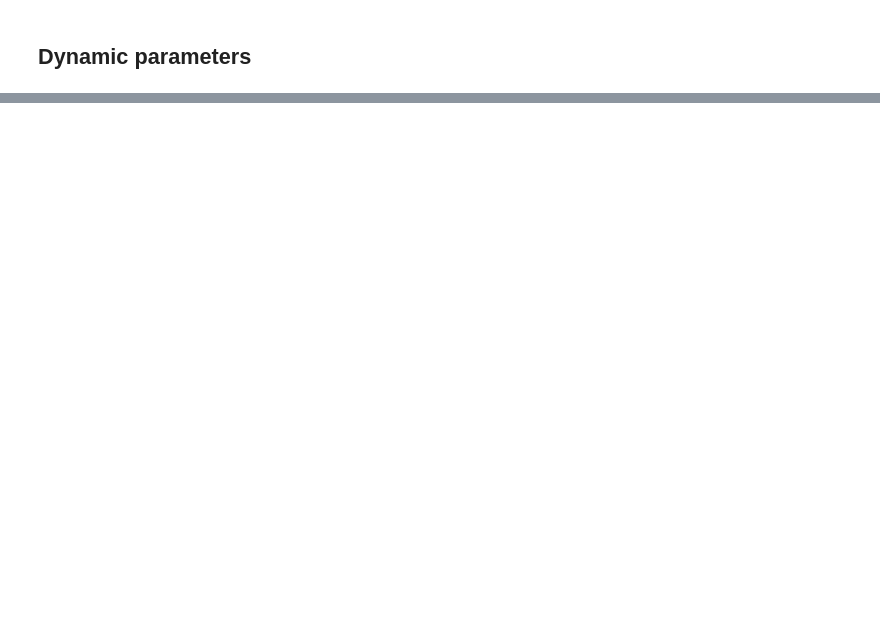
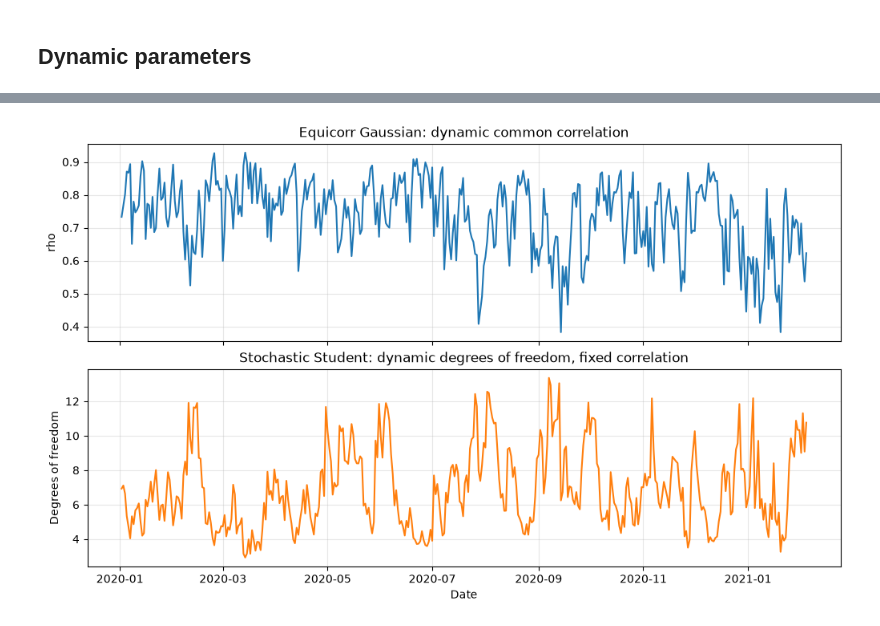
Before and after one commit to AANovokhatskiy/pyscarcopula, a Jupyter notebook: examples/03_multivariate.ipynb, the cells around one changed output, grey strips where cells are left out. Saved outputs shown, nothing was run; the diff lists cells and outputs as text; code cells hidden in the pictures; blank space fills up the shorter version.

```diff
--- a/examples/03_multivariate.ipynb
+++ b/examples/03_multivariate.ipynb
@@ -106,0 +108,16 @@ pd.DataFrame({
+# %%
+dates = pd.to_datetime(returns.index)
+fig, axes = plt.subplots(2, 1, figsize=(10, 6), sharex=True, layout="constrained")
+
+axes[0].plot(dates, rho_t, color="tab:blue")
+axes[0].set(title="Equicorr Gaussian: dynamic common correlation", ylabel="rho")
+axes[1].plot(dates, df_t, color="tab:orange")
+axes[1].set(
+    title="Stochastic Student: dynamic degrees of freedom, fixed correlation",
+    ylabel="Degrees of freedom", xlabel="Date",
+)
+for ax in axes:
+    ax.grid(alpha=0.3)
+plt.show()
+# %% [output]
+[figure, added]
```
Also changed, not shown: parts of 3 cells of this notebook, 6 other files.
